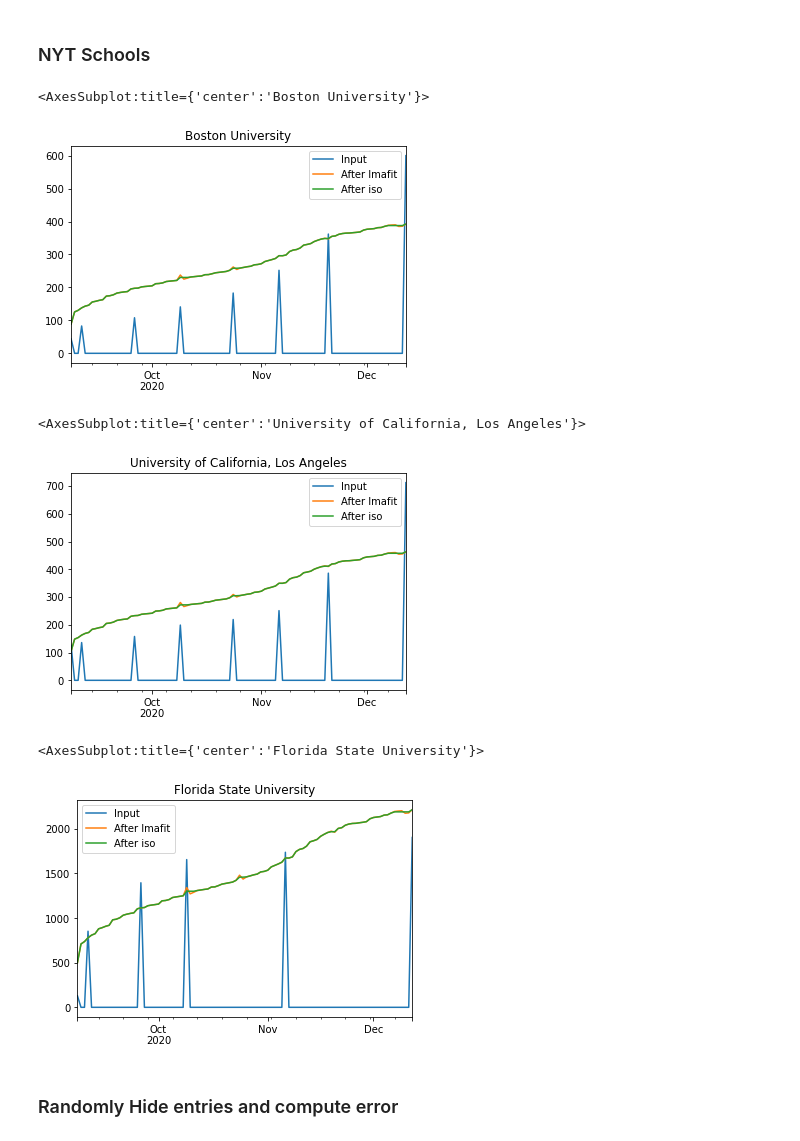
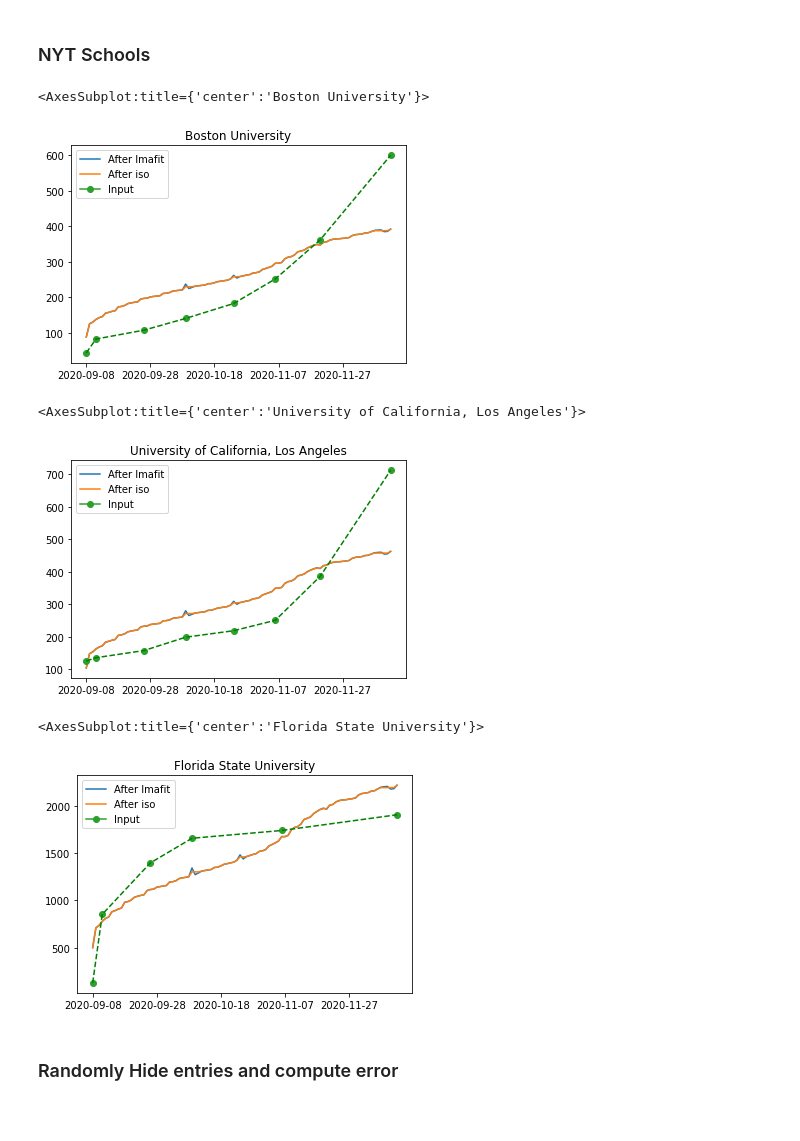
Before and after one commit to kevin-q2/Covid_Diffusion, a Jupyter notebook: analysis/completion_tests.ipynb, the cells around one changed output. Cells and saved outputs as stored; diff of their text form; code cells hidden in the pictures.

```diff
--- a/analysis/completion_tests.ipynb
+++ b/analysis/completion_tests.ipynb
@@ -73,7 +73,9 @@ def rank_approx(data_obj):
     ratio = 0
     ranker = 0
     while ratio < 0.8:
-        ratio = (numer + s[ranker]**2)/denom
+        numer += s[ranker]**2
+        ratio = numer/denom
+
         print(ratio)
         ranker += 1
 
@@ -131,28 +139,37 @@ Ohio.plot(legend=True, title="Ohio State")
 ### NYT Schools
 # %%
 bu = pd.concat([inp['Boston University'], pre_iso['Boston University'], out['Boston University']], axis = 1)
-bu.columns = ['Input', 'After lmafit', 'After iso']
+bu.columns = ['Input','After lmafit', 'After iso']
+bu = bu.replace(0,np.nan)
 
-bu.plot(legend=True, title = 'Boston University')
+bu.drop('Input',1).plot(kind = 'line',legend=True, title = 'Boston University')
+bu['Input'].plot(marker='o',legend=True)
+bu['Input'].interpolate(method='linear').plot(color = 'g', linestyle='--')
 # %% [output]
 <AxesSubplot:title={'center':'Boston University'}>
-[figure, old version]
+[figure, new version]
 # %%
 ucla = pd.concat([inp['University of California, Los Angeles'], pre_iso['University of California, Los Angeles'], out['University of California, Los Angeles']], axis = 1)
-ucla.columns = ['Input', 'After lmafit', 'After iso']
+ucla.columns = ['Input','After lmafit', 'After iso']
+ucla = ucla.replace(0,np.nan)
 
-ucla.plot(legend=True, title = 'University of California, Los Angeles')
+ucla.drop('Input',1).plot(kind = 'line',legend=True, title = 'University of California, Los Angeles')
+ucla['Input'].plot(marker='o', legend = True)
+ucla['Input'].interpolate(method='linear').plot(color = 'g', linestyle='--')
 # %% [output]
 <AxesSubplot:title={'center':'University of California, Los Angeles'}>
-[figure, old version]
+[figure, new version]
 # %%
 florida = pd.concat([inp['Florida State University'], pre_iso['Florida State University'], out['Florida State University']], axis = 1)
 florida.columns = ['Input', 'After lmafit', 'After iso']
+florida = florida.replace(0,np.nan)
 
-florida.plot(legend=True, title = 'Florida State University')
+florida.drop('Input',1).plot(kind = 'line',legend=True, title = 'Florida State University')
+florida['Input'].plot(marker='o',legend=True)
+florida['Input'].interpolate(method='linear').plot(color = 'g', linestyle='--')
 # %% [output]
 <AxesSubplot:title={'center':'Florida State University'}>
-[figure, old version]
+[figure, new version]
 # %% [markdown]
 ### Randomly Hide entries and compute error
 # %%
```
Also changed, not shown: parts of 17 cells of this notebook, 1 other file.
